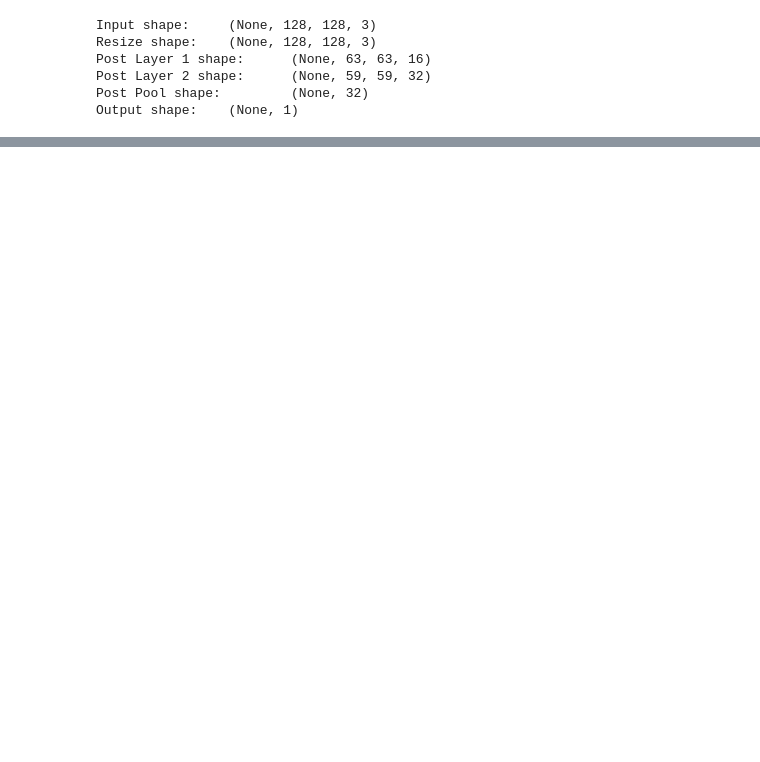
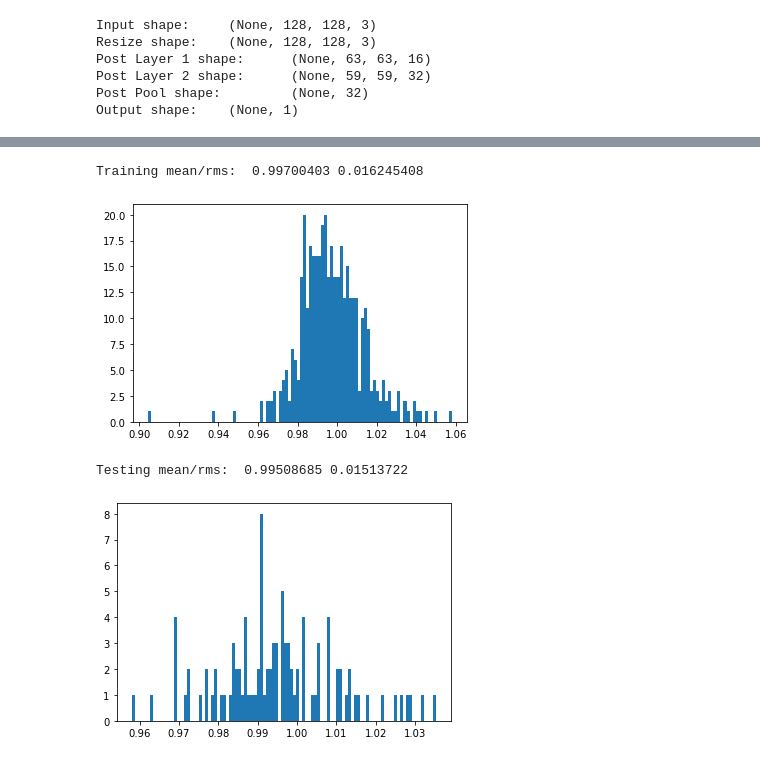
Before and after one commit to MSU-PHY-959-2021/Homework, a Jupyter notebook: Homework5/Homework5_problem1.ipynb, the cells around one changed output, grey strips where cells are left out. Cells and saved outputs as stored; diff of their text form; code cells hidden in the pictures; blank space fills up the shorter version.

```diff
--- a/Homework5/Homework5_problem1.ipynb
+++ b/Homework5/Homework5_problem1.ipynb
@@ -293,19 +299,24 @@ plt.show()
 # %%
 # 2D plots are great, but how well did we really do?
 # Let's use the mean and RMS of the predictions to the labels
 # to judge our CNNs accuracy.  We want a mean near 1.0 and
 # an RMS as small as possible.  Best to judge by the testing
 # data set in case of overtraining!
 ratioTrain = np.copy(predictionsTrain)
-for idx, label in  enumerate(trainLabels):
-    ratioTrain[idx] /= label
+for idx, target in  enumerate(trainTargets):
+    ratioTrain[idx] /= target
 print("Training mean/rms: ",ratioTrain.mean(), ratioTrain.std())
 plt.hist(ratioTrain,bins=100)
 plt.show()
 
 ratioTest = np.copy(predictionsTest)
-for idx, label in  enumerate(testLabels):
-    ratioTest[idx] /= label
+for idx, target in  enumerate(testTargets):
+    ratioTest[idx] /= target
 print("Testing mean/rms: ",ratioTest.mean(), ratioTest.std())
 plt.hist(ratioTest,bins=100)
 plt.show()
+# %% [output]
+Training mean/rms:  0.99700403 0.016245408
+[figure, added]
+Testing mean/rms:  0.99508685 0.01513722
+[figure, added]
```
Also changed, not shown: parts of 9 cells of this notebook.
